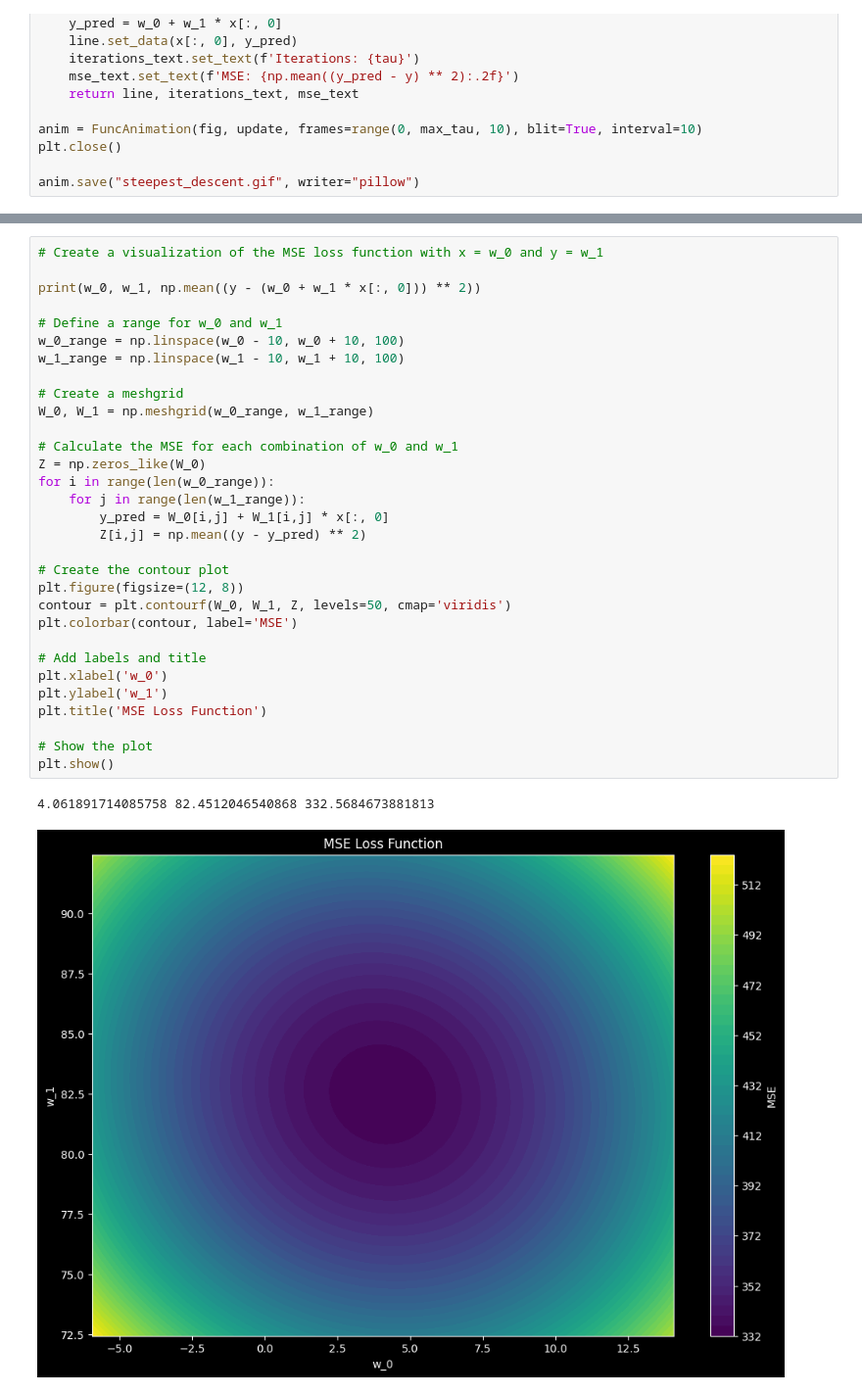
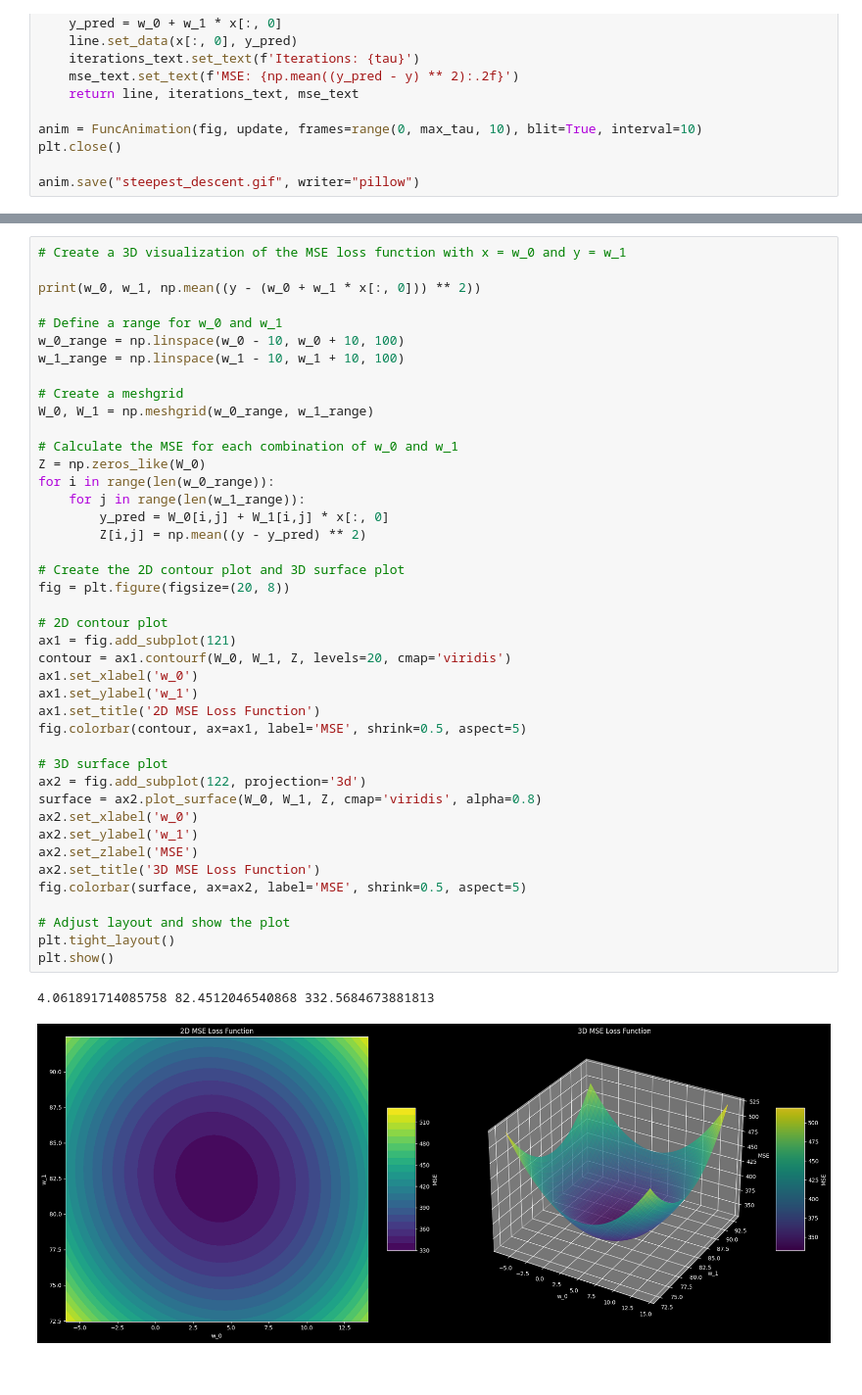
Before and after one commit to ZachParent/mai-intro-to-machine-learning, a Jupyter notebook: theory2/steepest_descent.ipynb, the cells around one changed output, grey strips where cells are left out. Shown at 98% size. Saved outputs shown, nothing was run; the diff lists cells and outputs as text.

```diff
--- a/theory2/steepest_descent.ipynb
+++ b/theory2/steepest_descent.ipynb
@@ -103,36 +103,47 @@ anim.save("steepest_descent.gif", writer="pillow")
 # %% [markdown]
 ![steepest_descent.gif](attachment:steepest_descent.gif)
 # %%
-# Create a visualization of the MSE loss function with x = w_0 and y = w_1
+# Create a 3D visualization of the MSE loss function with x = w_0 and y = w_1
 
 print(w_0, w_1, np.mean((y - (w_0 + w_1 * x[:, 0])) ** 2))
 
 # Define a range for w_0 and w_1
 w_0_range = np.linspace(w_0 - 10, w_0 + 10, 100)
 w_1_range = np.linspace(w_1 - 10, w_1 + 10, 100)
 
 # Create a meshgrid
 W_0, W_1 = np.meshgrid(w_0_range, w_1_range)
 
 # Calculate the MSE for each combination of w_0 and w_1
 Z = np.zeros_like(W_0)
 for i in range(len(w_0_range)):
     for j in range(len(w_1_range)):
         y_pred = W_0[i,j] + W_1[i,j] * x[:, 0]
         Z[i,j] = np.mean((y - y_pred) ** 2)
 
-# Create the contour plot
-plt.figure(figsize=(12, 8))
-contour = plt.contourf(W_0, W_1, Z, levels=50, cmap='viridis')
-plt.colorbar(contour, label='MSE')
+# Create the 2D contour plot and 3D surface plot
+fig = plt.figure(figsize=(20, 8))
 
-# Add labels and title
-plt.xlabel('w_0')
-plt.ylabel('w_1')
-plt.title('MSE Loss Function')
+# 2D contour plot
+ax1 = fig.add_subplot(121)
+contour = ax1.contourf(W_0, W_1, Z, levels=20, cmap='viridis')
+ax1.set_xlabel('w_0')
+ax1.set_ylabel('w_1')
+ax1.set_title('2D MSE Loss Function')
+fig.colorbar(contour, ax=ax1, label='MSE', shrink=0.5, aspect=5)
 
-# Show the plot
+# 3D surface plot
+ax2 = fig.add_subplot(122, projection='3d')
+surface = ax2.plot_surface(W_0, W_1, Z, cmap='viridis', alpha=0.8)
+ax2.set_xlabel('w_0')
+ax2.set_ylabel('w_1')
+ax2.set_zlabel('MSE')
+ax2.set_title('3D MSE Loss Function')
+fig.colorbar(surface, ax=ax2, label='MSE', shrink=0.5, aspect=5)
+
+# Adjust layout and show the plot
+plt.tight_layout()
 plt.show()
 # %% [output]
 4.061891714085758 82.4512046540868 332.5684673881813
-[figure, old version]
+[figure, new version]
```
Also changed, not shown: parts of 2 cells of this notebook, 1 other file.
